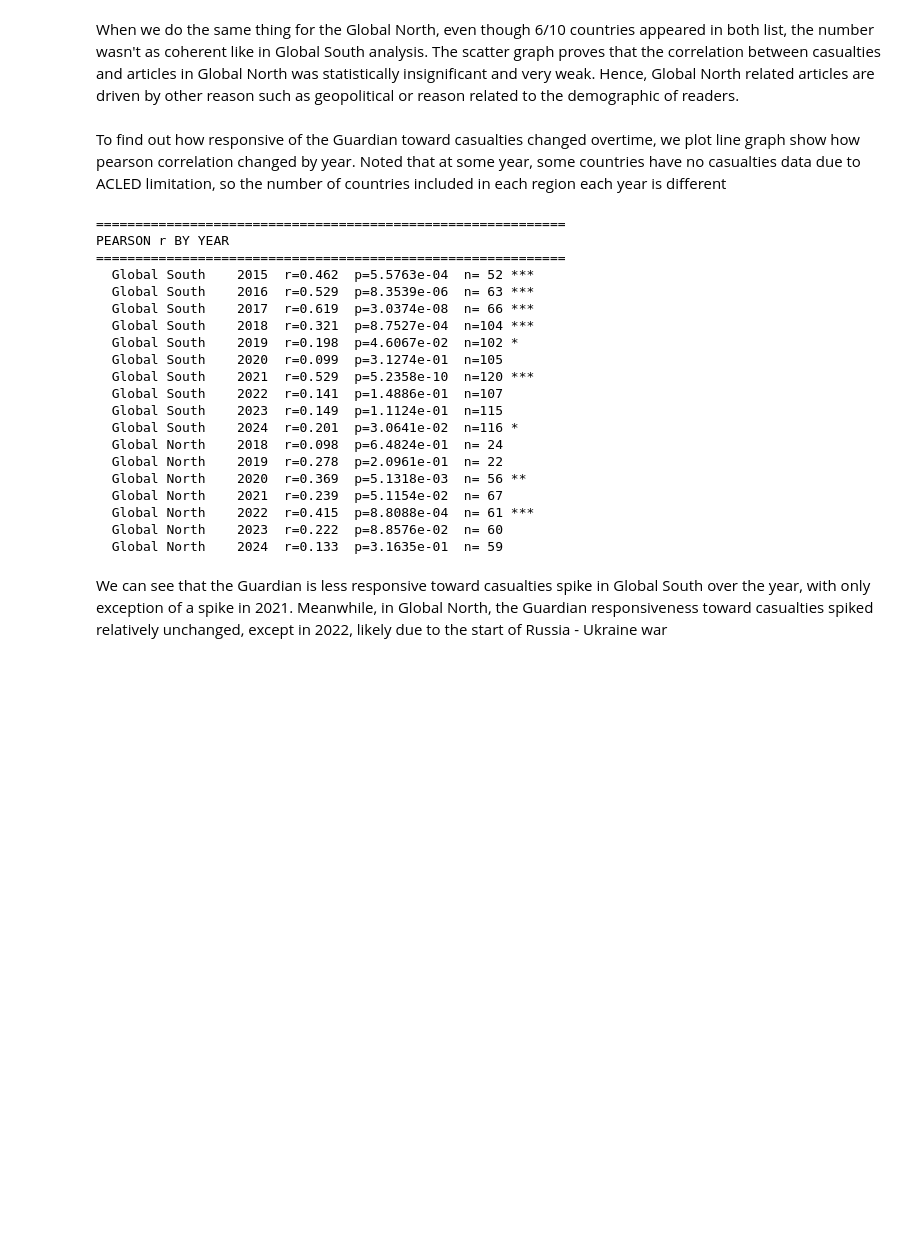
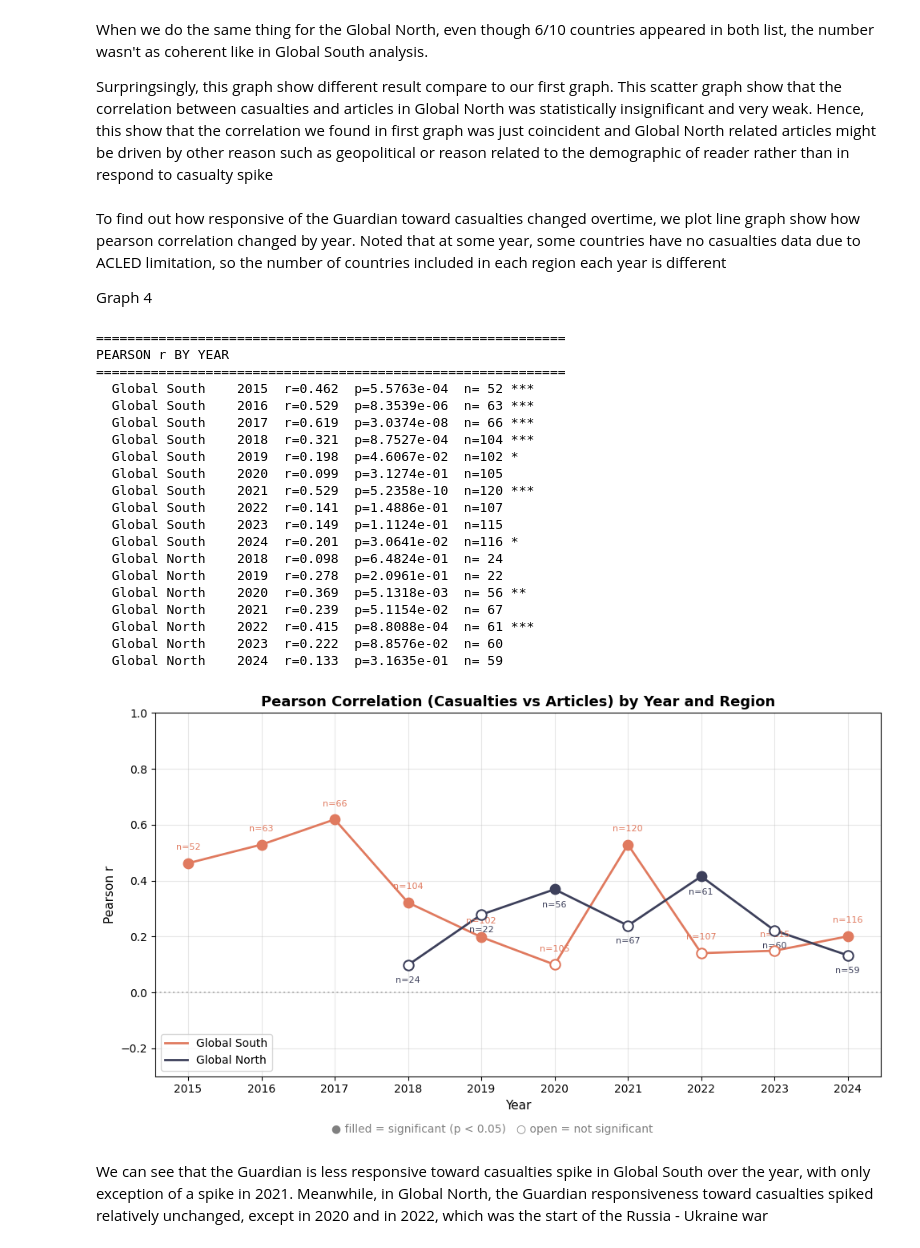
Before and after one commit to Harry9087655/ST115-group-project, a Jupyter notebook: analysis/q4.ipynb, the cells around one changed output. Cells and saved outputs as stored; diff of their text form; code cells hidden in the pictures; blank space fills up the shorter version.

```diff
--- a/analysis/q4.ipynb
+++ b/analysis/q4.ipynb
@@ -385,31 +319,37 @@ Global North country-level Pearson: r = 0.0946, p = 5.4116e-01, n = 44
 # %% [markdown]
-When we do the same thing for the Global North, even though 6/10 countries appeared in both list, the number wasn't as coherent like in Global South analysis. The scatter graph proves that the correlation between casualties and articles in Global North was statistically insignificant and very weak. Hence, Global North related articles are driven by other reason such as geopolitical or reason related to the demographic of readers.
+When we do the same thing for the Global North, even though 6/10 countries appeared in both list, the number wasn't as coherent like in Global South analysis.
+
+Surpringsingly, this graph show different result compare to our first graph. This scatter graph show that the correlation between casualties and articles in Global North was statistically insignificant and very weak. Hence, this show that the correlation we found in first graph was just coincident and Global North related articles might be driven by other reason such as geopolitical or reason related to the demographic of reader rather than in respond to casualty spike
 # %% [markdown]
 To find out how responsive of the Guardian toward casualties changed overtime, we plot line graph show how pearson correlation changed by year. Noted that at some year, some countries have no casualties data due to ACLED limitation, so the number of countries included in each region each year is different
+
+Graph 4
 # %%
-fig_pearson = build_pearson_by_year(monthly)
-fig_pearson.show()
+build_pearson_by_year(monthly)
 # %% [output]
 ============================================================
 PEARSON r BY YEAR
 ============================================================
   Global South    2015  r=0.462  p=5.5763e-04  n= 52 ***
   Global South    2016  r=0.529  p=8.3539e-06  n= 63 ***
   Global South    2017  r=0.619  p=3.0374e-08  n= 66 ***
   Global South    2018  r=0.321  p=8.7527e-04  n=104 ***
   Global South    2019  r=0.198  p=4.6067e-02  n=102 *
   Global South    2020  r=0.099  p=3.1274e-01  n=105
   Global South    2021  r=0.529  p=5.2358e-10  n=120 ***
   Global South    2022  r=0.141  p=1.4886e-01  n=107
   Global South    2023  r=0.149  p=1.1124e-01  n=115
   Global South    2024  r=0.201  p=3.0641e-02  n=116 *
   Global North    2018  r=0.098  p=6.4824e-01  n= 24
   Global North    2019  r=0.278  p=2.0961e-01  n= 22
   Global North    2020  r=0.369  p=5.1318e-03  n= 56 **
   Global North    2021  r=0.239  p=5.1154e-02  n= 67
   Global North    2022  r=0.415  p=8.8088e-04  n= 61 ***
   Global North    2023  r=0.222  p=8.8576e-02  n= 60
   Global North    2024  r=0.133  p=3.1635e-01  n= 59
+[figure, added]
 # %% [markdown]
-We can see that the Guardian is less responsive toward casualties spike in Global South over the year, with only exception of a spike in 2021. Meanwhile, in Global North, the Guardian responsiveness toward casualties spiked relatively unchanged, except in 2022, likely due to the start of Russia - Ukraine war
+
+
+We can see that the Guardian is less responsive toward casualties spike in Global South over the year, with only exception of a spike in 2021. Meanwhile, in Global North, the Guardian responsiveness toward casualties spiked relatively unchanged, except in 2020 and in 2022, which was the start of the Russia - Ukraine war
 # %% [markdown]
```
Also changed, not shown: parts of 17 cells of this notebook.
